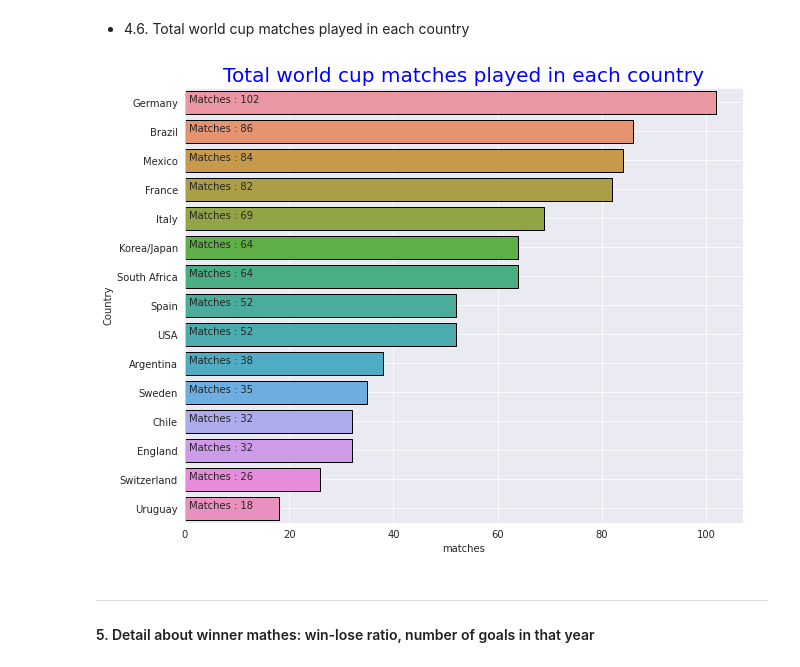
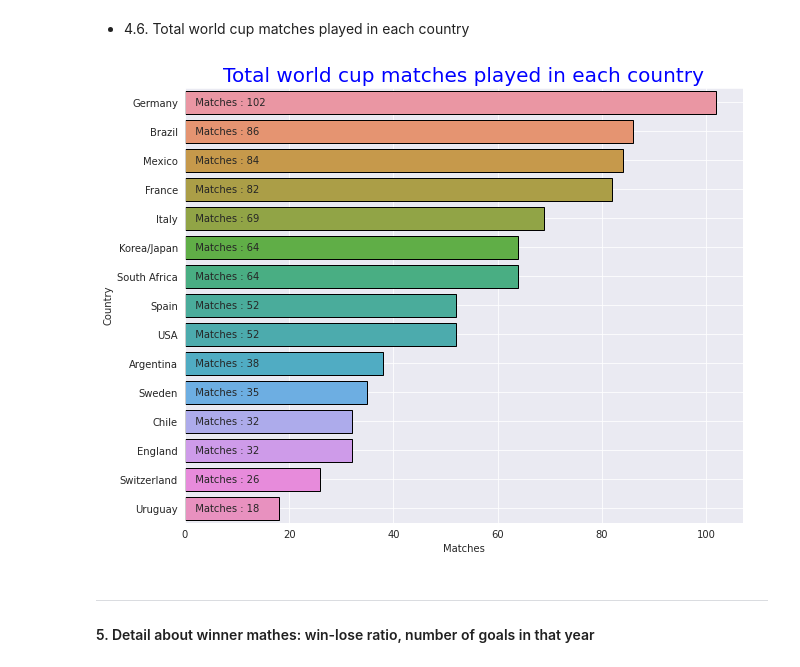
Before and after one commit to natuan310/w3-Data-Analysis-WorldCup-Dataset, a Jupyter notebook: Tee.ipynb, the cells around one changed output. Drawn from its saved outputs; the diff is of its cells as text; code cells hidden in the pictures.

```diff
--- a/Tee.ipynb
+++ b/Tee.ipynb
@@ -595,7 +618,7 @@ plt.figure(figsize=(10,8))
 ax = sns.barplot("team","index",data=yt[:15],linewidth=1,edgecolor="k"*15)
 
 for i,j in enumerate("Particpated " + yt["team"][:15].astype(str) + " times"):
-    ax.text(.7,i,j,fontsize=14,color="k",)
+    ax.text(.7,i,j,verticalalignment='center',fontsize=14,color="k",)
 plt.grid(True)
 
 plt.title("Teams with the most tournament participations",color='b',fontsize=20)
@@ -741,12 +764,12 @@ total_goals = total_goals.groupby("team")["goals"].sum().reset_index()
 total_goals = total_goals.sort_values(by="goals",ascending =False)
 total_goals["goals"] = total_goals["goals"].astype(int)
 
-plt.figure(figsize=(10,12))
+plt.figure(figsize=(11,12))
 ax= sns.barplot("goals","team",data=total_goals[:20],palette="cool",
                 linewidth=1,edgecolor="k"*20)
 
-for i,j in enumerate("SCORED  " +total_goals["goals"][:20].astype(str) + "  GOALS"):
-    ax.text(.7,i,j,fontsize = 10,color="k")
+for i,j in enumerate("  SCORED " +total_goals["goals"][:20].astype(str) + " GOALS"):
+    ax.text(.7,i,j,verticalalignment='center',fontsize = 10,color="k")
 
 plt.title("Teams with highest fifa world cup goals",color='b')
 plt.grid(True)
@@ -770,7 +793,7 @@ plt.xlabel("Goals",color="b")
 plt.title("Highest total goals scored during a match ",color='b', fontsize=20)
 hig_gl["Datetime"].astype('object')
 for i,j in enumerate(hig_gl['Datetime']):
-    ax.text(.7,i,j,color="w",fontsize=11)
+    ax.text(.7,i,j,verticalalignment='center', color="w",fontsize=11)
 
 plt.show()
 # %% [output]
@@ -886,7 +912,7 @@ ax = sns.barplot("goals_per_match","team",
                  palette="Spectral")
 
 for i,j in enumerate(np.round(cou_gpm["goals_per_match"],2).astype(str) + "  Goals per game"):
-    ax.text(.1,i,j,color="k",weight = "bold")
+    ax.text(.1,i,j,verticalalignment='center',color="k",weight = "bold")
 
 plt.xlabel('Goals Per Match')
 plt.grid(True)
@@ -899,31 +925,31 @@ plt.show()
 # %%
 ysc = mch[["Year","Stadium","City","MatchID"]]
 cy  = wc[["Year","Country"]]
 ysc = ysc.merge(cy,left_on="Year",right_on="Year",how="left")
 #ysc["Stadium"] = ysc["Stadium"].str.split(",").str[0]
 ysc["std_cty"] = ysc["Stadium"] +" , "+ ysc["City"]
 
 cnt_mat  =  ysc.groupby("Country")["MatchID"].nunique().reset_index()
 cnt_mat  =  cnt_mat.sort_values(by= "MatchID",ascending=False)
 cnt_mat
 
 
 plt.figure(figsize=(10,8))
 
 ax = sns.barplot("MatchID","Country",
                 data=cnt_mat,
                 linewidth=1,
                 edgecolor="k"*cnt_mat["Country"].nunique())
 
-for i,j in enumerate("Matches : " + cnt_mat["MatchID"].astype(str)):
-    ax.text(.7 ,i,j)
+for i,j in enumerate("  Matches : " + cnt_mat["MatchID"].astype(str)):
+    ax.text(.7 ,i,j, verticalalignment='center')
 
 plt.title("Total world cup matches played in each country",color='b', fontsize= 20)
 plt.grid(True)
 plt.xlabel("Matches")
 plt.show()
 # %% [output]
-[figure, old version]
+[figure, new version]
 # %% [markdown]
 ---
 #### 5. Detail about winner mathes: win-lose ratio, number of goals in that year
```
Also changed, not shown: parts of 7 cells of this notebook.
